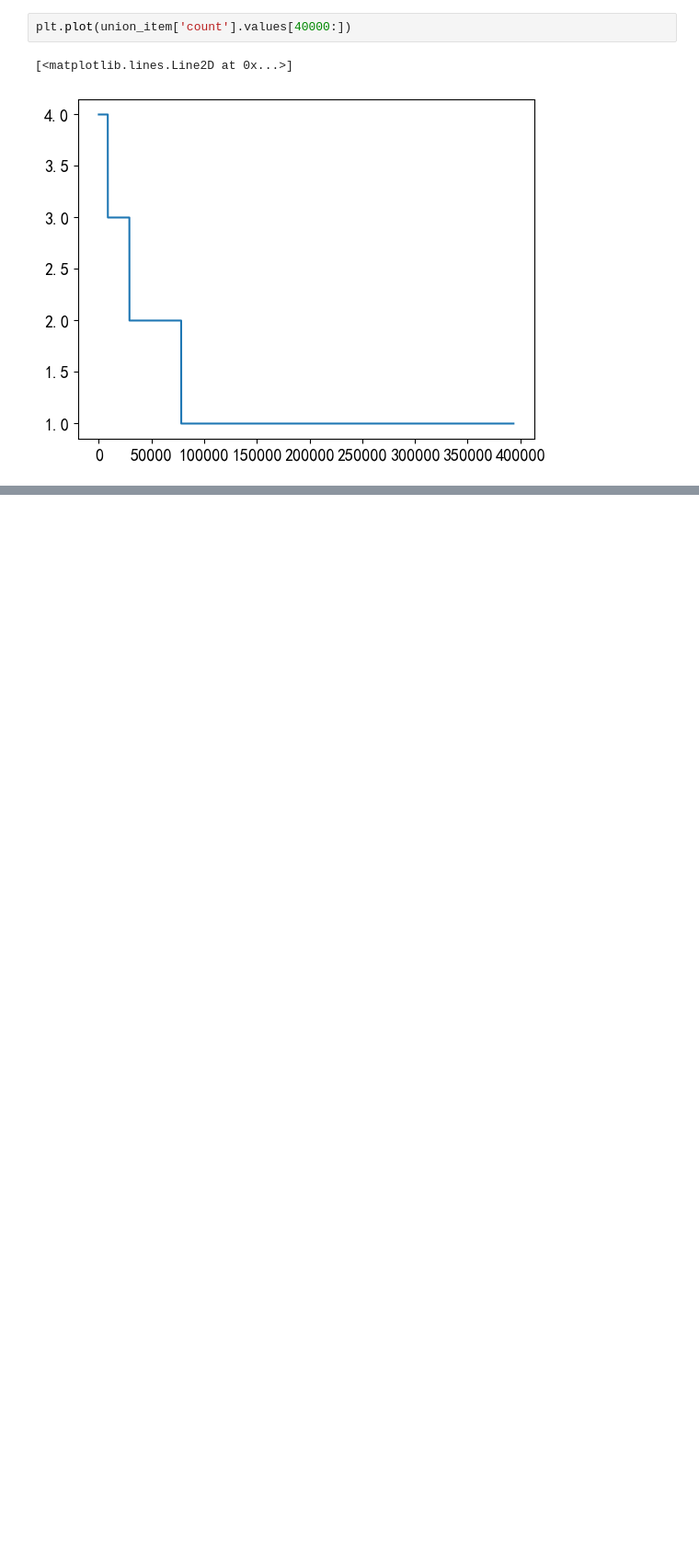
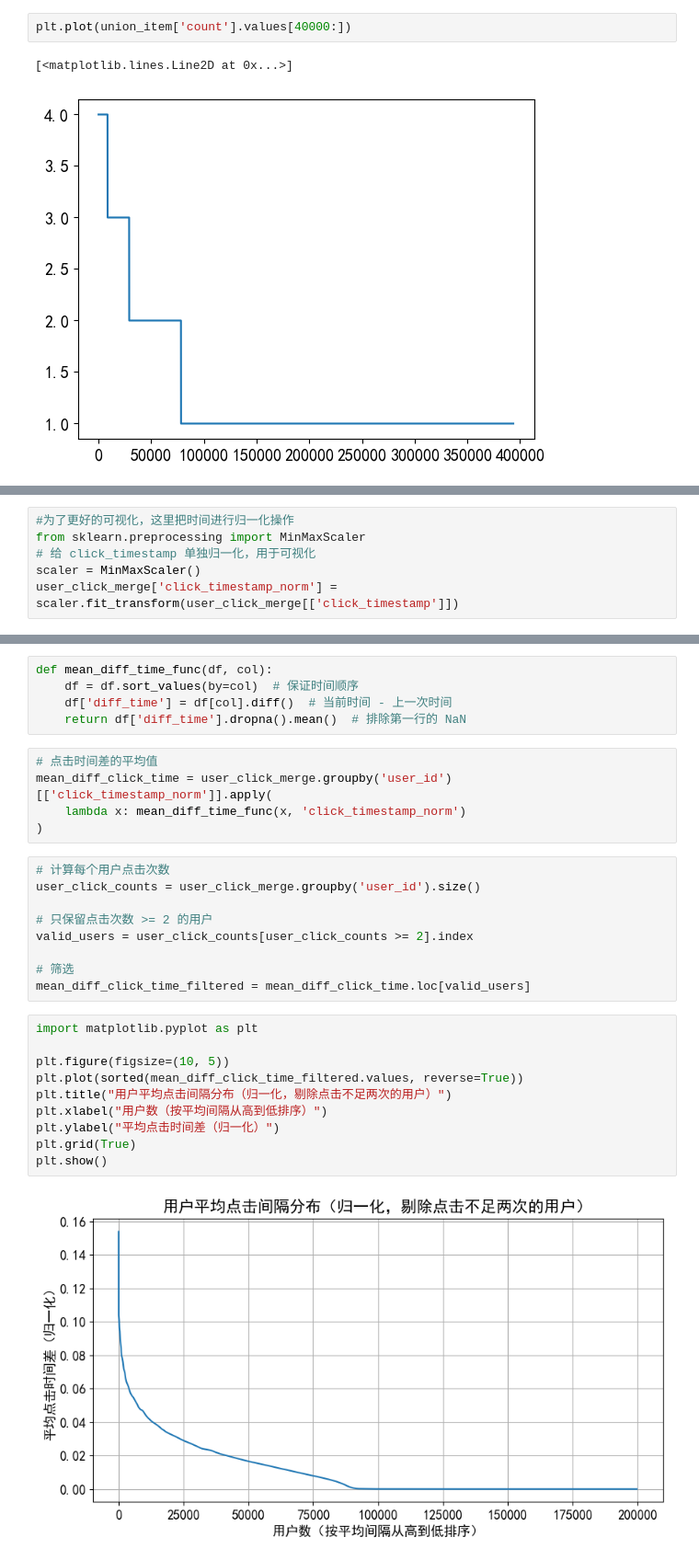
Before and after one commit to theIssacLiu/news_recommender, a Jupyter notebook: data_analysis.ipynb, the cells around one changed output, grey strips where cells are left out. Shown at 92% size. Cells and saved outputs as stored; diff of their text form; blank space fills up the shorter version.

```diff
--- a/data_analysis.ipynb
+++ b/data_analysis.ipynb
@@ -487 +488,7 @@ user_click_merge.groupby('user_id')['words_count'].mean().reset_index().describe
 | max | 249999.000000 | 3434.500000 |
+# %%
+#为了更好的可视化，这里把时间进行归一化操作
+from sklearn.preprocessing import MinMaxScaler
+# 给 click_timestamp 单独归一化，用于可视化
+scaler = MinMaxScaler()
+user_click_merge['click_timestamp_norm'] = scaler.fit_transform(user_click_merge[['click_timestamp']])
@@ -487,0 +504,31 @@ user_click_merge.groupby('user_id')['words_count'].mean().reset_index().describe
+# %%
+def mean_diff_time_func(df, col):
+    df = df.sort_values(by=col)  # 保证时间顺序
+    df['diff_time'] = df[col].diff()  # 当前时间 - 上一次时间
+    return df['diff_time'].dropna().mean()  # 排除第一行的 NaN
+# %%
+# 点击时间差的平均值
+mean_diff_click_time = user_click_merge.groupby('user_id')[['click_timestamp_norm']].apply(
+    lambda x: mean_diff_time_func(x, 'click_timestamp_norm')
+)
+# %%
+# 计算每个用户点击次数
+user_click_counts = user_click_merge.groupby('user_id').size()
+
+# 只保留点击次数 >= 2 的用户
+valid_users = user_click_counts[user_click_counts >= 2].index
+
+# 筛选
+mean_diff_click_time_filtered = mean_diff_click_time.loc[valid_users]
+# %%
+import matplotlib.pyplot as plt
+
+plt.figure(figsize=(10, 5))
+plt.plot(sorted(mean_diff_click_time_filtered.values, reverse=True))
+plt.title("用户平均点击间隔分布（归一化，剔除点击不足两次的用户）")
+plt.xlabel("用户数（按平均间隔从高到低排序）")
+plt.ylabel("平均点击时间差（归一化）")
+plt.grid(True)
+plt.show()
+# %% [output]
+[figure, added]
```
Also changed, not shown: parts of 22 cells of this notebook.
